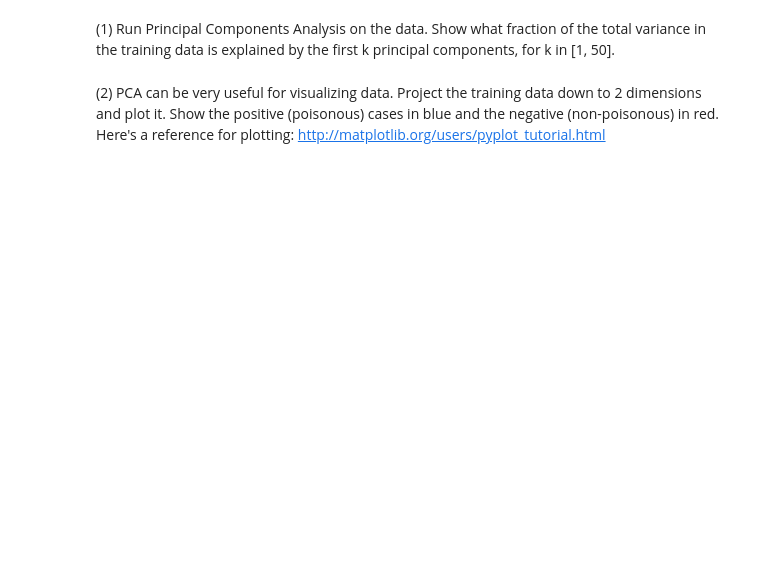
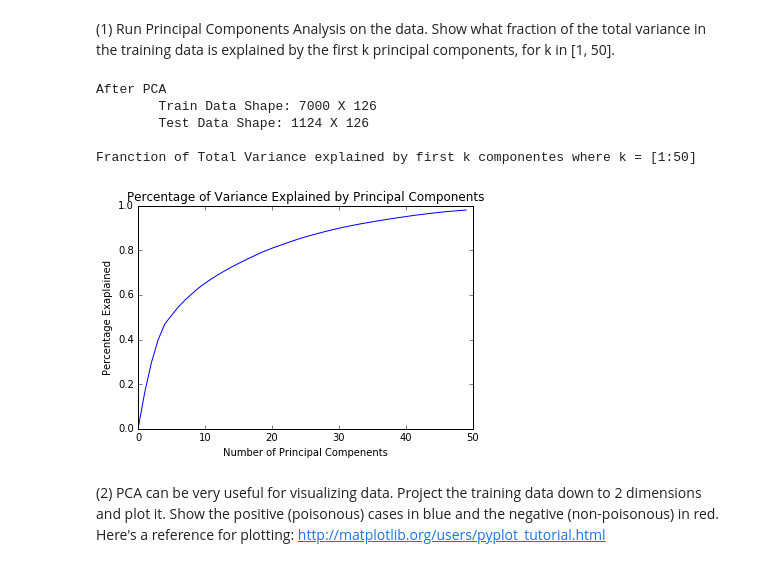
Before and after one commit to mkcullen228/W207_Fall2017_Section3, a Jupyter notebook: Projects/Maura_Cullen_p3.ipynb, the cells around one changed output. Cells and saved outputs as stored; diff of their text form; code cells hidden in the pictures; blank space fills up the shorter version.

Commit message:
Adding updates to P3 with mushroom data

```diff
--- a/Projects/Maura_Cullen_p3.ipynb
+++ b/Projects/Maura_Cullen_p3.ipynb
@@ -70,2 +63,37 @@ IOError: [Errno 2] No such file or directory: '../Data/mushroom.data'
+# %%
+def P1():
+### STUDENT START ###
+
+    # Run PCA on Train Data
+    pca = PCA()
+    pca.fit(train_data)
+    X_train = pca.transform(train_data)
+    # X_test = pca.transform(test_data)
+    print "After PCA "
+    print "\tTrain Data Shape: %i X %i" % (X_train.shape[0],X_train.shape[1])
+    print "\tTest Data Shape: %i X %i" % (X_test.shape[0],X_test.shape[1])
+
+    # Calculate Fraction of the total variance explained by the first k principal components, for k in [1, 50]
+    print "\nFranction of Total Variance explained by first k componentes where k = [1:50]"
+    var_explained = []
+    for k in range(50):
+        var_explained.append(sum(pca.explained_variance_ratio_[0:k]))
+
+    plt.plot(var_explained)
+    plt.xlabel("Number of Principal Compenents")
+    plt.ylabel("Percentage Exaplained")
+    plt.title("Percentage of Variance Explained by Principal Components")
+    plt.show()
+
+### STUDENT END ###
+
+P1()
+# %% [output]
+After PCA
+        Train Data Shape: 7000 X 126
+        Test Data Shape: 1124 X 126
+
+Franction of Total Variance explained by first k componentes where k = [1:50]
+[figure, added]
 # %% [markdown]
 (2) PCA can be very useful for visualizing data. Project the training data down to 2 dimensions and plot it. Show the positive (poisonous) cases in blue and the negative (non-poisonous) in red. Here's a reference for plotting: http://matplotlib.org/users/pyplot_tutorial.html
```
Also changed, not shown: parts of 6 cells of this notebook, 6 other files.
